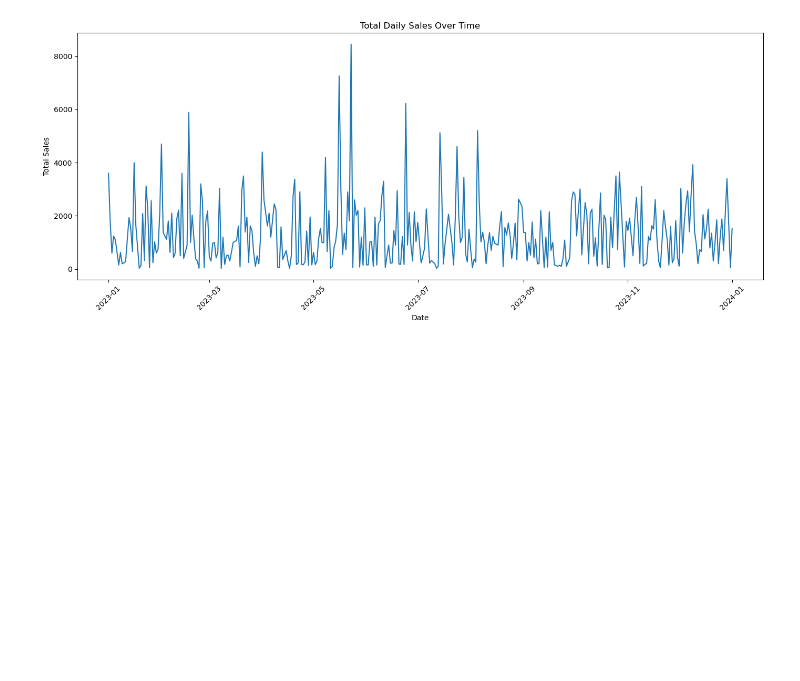
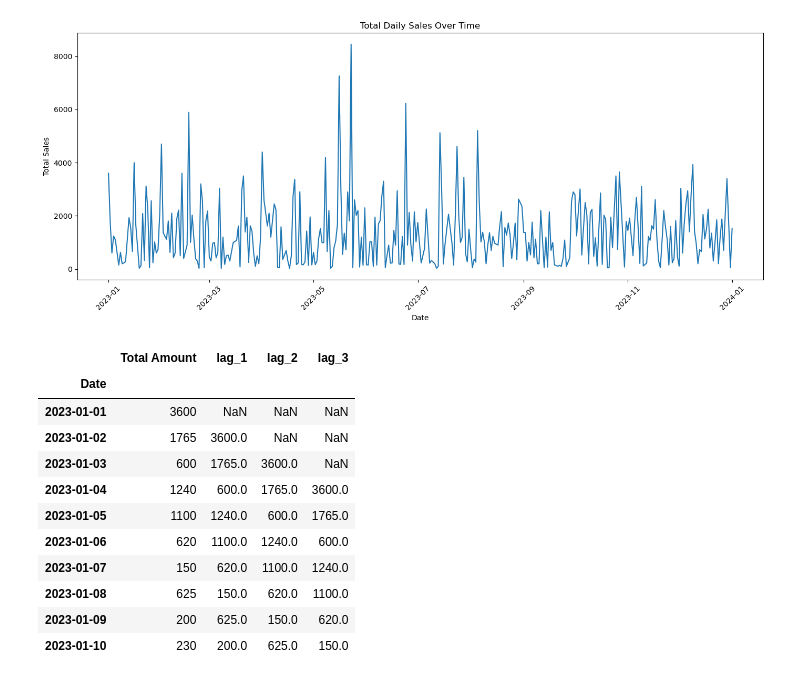
Before and after one commit to saad-malik2906/Retail-Demand-Forecasting, a Jupyter notebook: demand_forecasting.ipynb, the cells around one changed output. Saved outputs shown, nothing was run; the diff lists cells and outputs as text; code cells hidden in the pictures; blank space fills up the shorter version.

```diff
--- a/demand_forecasting.ipynb
+++ b/demand_forecasting.ipynb
@@ -62,3 +62,27 @@ plt.savefig('total_daily_sales.png')
 plt.show()
 # %% [output]
 [figure]
+# %%
+# Let's create lag features for 1, 2, and 3 previous days
+
+daily_sales = daily_sales.to_frame()  # Convert Series to DataFrame
+
+daily_sales['lag_1'] = daily_sales['Total Amount'].shift(1)
+daily_sales['lag_2'] = daily_sales['Total Amount'].shift(2)
+daily_sales['lag_3'] = daily_sales['Total Amount'].shift(3)
+
+# Show the new data with lag features
+daily_sales.head(10)
+# %% [output]
+|  | Total Amount | lag_1 | lag_2 | lag_3 |
+| Date |  |  |  |  |
+| 2023-01-01 | 3600 | NaN | NaN | NaN |
+| 2023-01-02 | 1765 | 3600.0 | NaN | NaN |
+| 2023-01-03 | 600 | 1765.0 | 3600.0 | NaN |
+| 2023-01-04 | 1240 | 600.0 | 1765.0 | 3600.0 |
+| 2023-01-05 | 1100 | 1240.0 | 600.0 | 1765.0 |
+| 2023-01-06 | 620 | 1100.0 | 1240.0 | 600.0 |
+| 2023-01-07 | 150 | 620.0 | 1100.0 | 1240.0 |
+| 2023-01-08 | 625 | 150.0 | 620.0 | 1100.0 |
+| 2023-01-09 | 200 | 625.0 | 150.0 | 620.0 |
+| 2023-01-10 | 230 | 200.0 | 625.0 | 150.0 |
```
Also changed, not shown: parts of 9 cells of this notebook, 6 other files.
